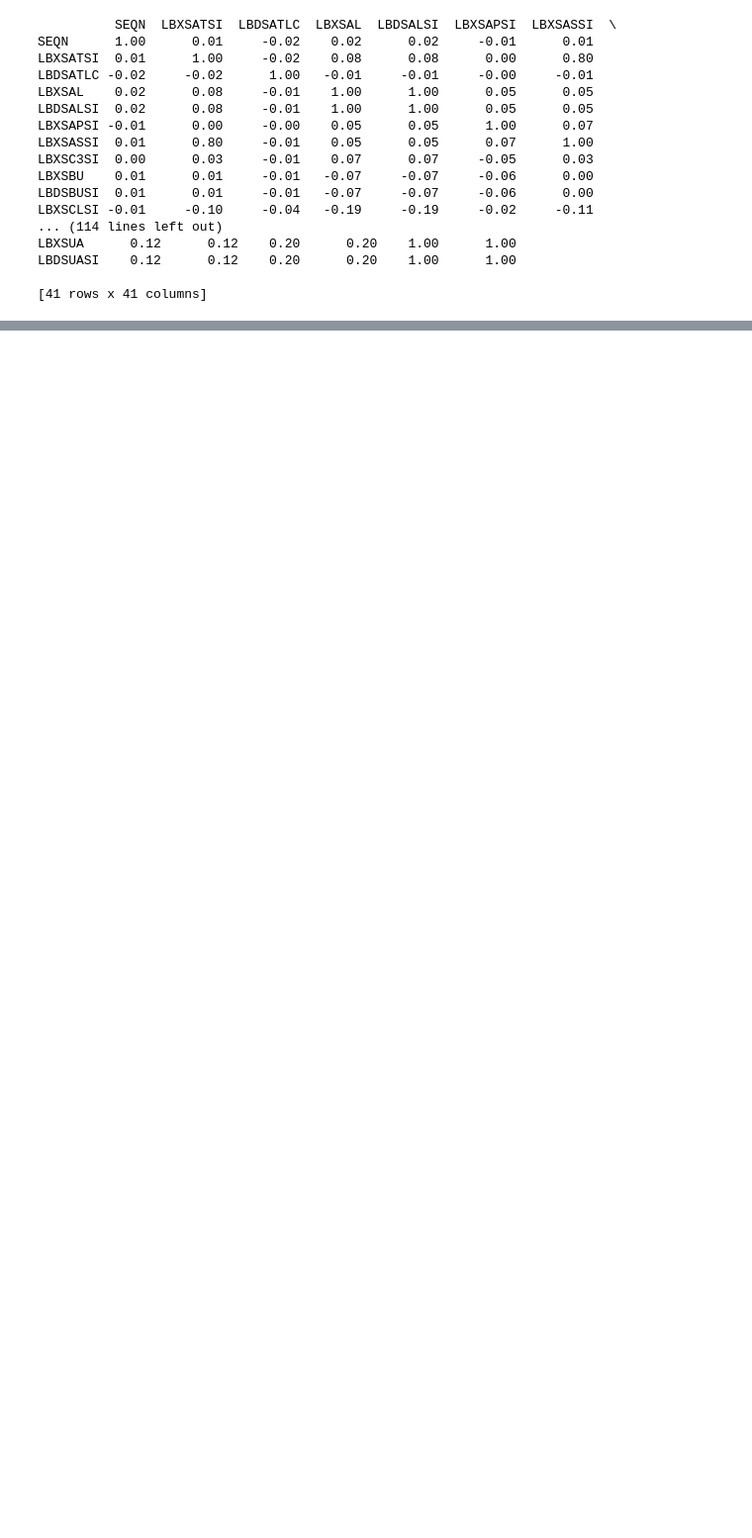
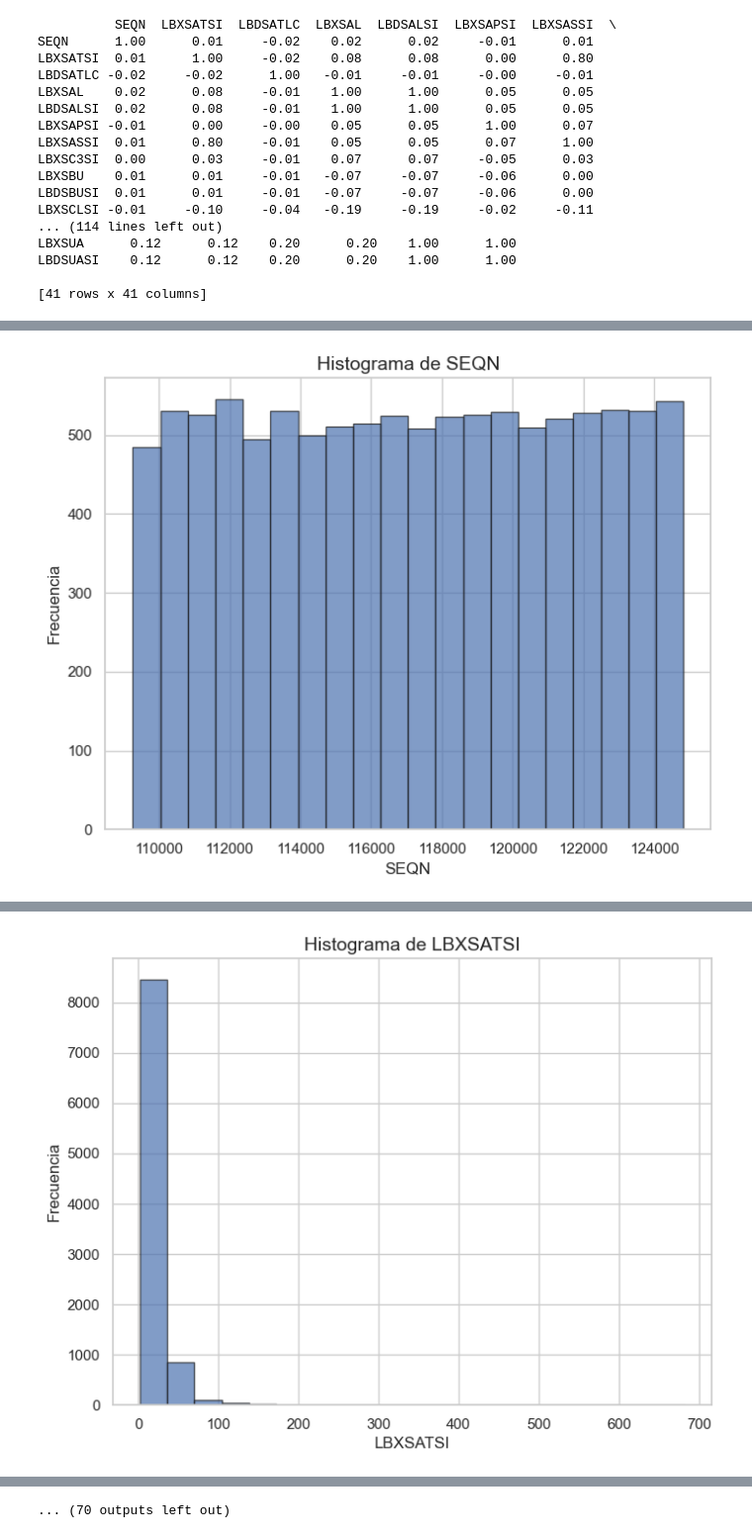
Before and after one commit to Manjanans/nhanes, a Jupyter notebook: notebooks/Untitled.ipynb, the cells around one changed output, grey strips where cells are left out. Shown at 99% size. Cells and saved outputs as stored; diff of their text form; code cells hidden in the pictures; blank space fills up the shorter version.

Commit message:
histogramas nuevos

```diff
--- a/notebooks/Untitled.ipynb
+++ b/notebooks/Untitled.ipynb
@@ -1299,3 +1299,15 @@ LBXSUA      0.12      0.12    0.20      0.20    1.00      1.00
 LBDSUASI    0.12      0.12    0.20      0.20    1.00      1.00
 
 [41 rows x 41 columns]
+# %%
+perfilB_numeric = perfilB.select_dtypes(include=[np.number])
+
+for column in perfilB_numeric.columns:
+    plt.figure(figsize=(8, 6))
+    plt.hist(perfilB_numeric[column].dropna(), bins=20, edgecolor='k', alpha=0.7)
+    plt.title(f'Histograma de {column}', fontsize=14)
+    plt.xlabel(column)
+    plt.ylabel('Frecuencia')
+    plt.grid(True)
+    plt.show()
+# %% [output]
@@ -1301,0 +1315 @@ LBDSUASI    0.12      0.12    0.20      0.20    1.00      1.00
+[figure, added]
@@ -1301,0 +1317 @@ LBDSUASI    0.12      0.12    0.20      0.20    1.00      1.00
+[figure, added]
@@ -1301,0 +1326 @@ LBDSUASI    0.12      0.12    0.20      0.20    1.00      1.00
+... (70 outputs left out)
```
Also changed, not shown: parts of 18 cells of this notebook, 1 other file.
